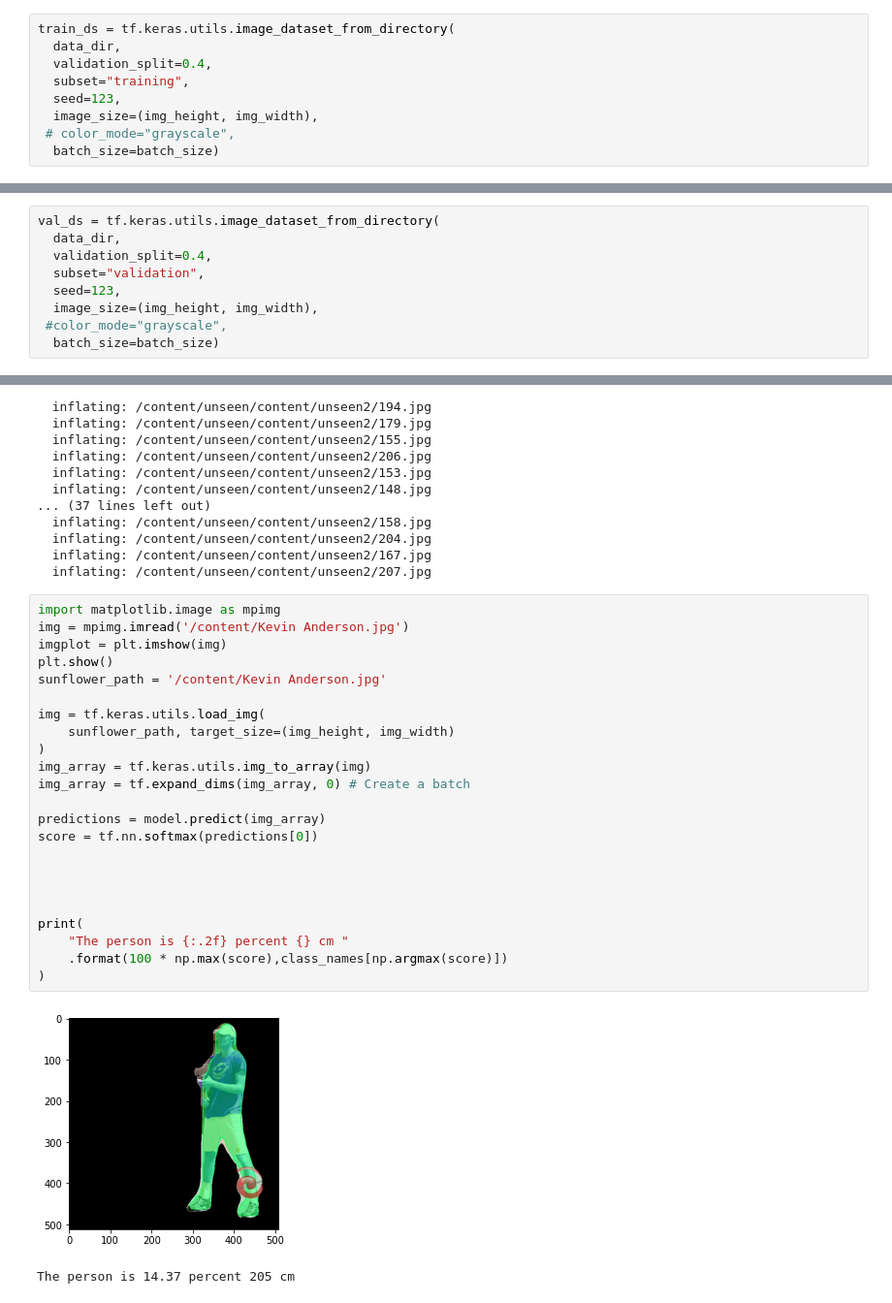
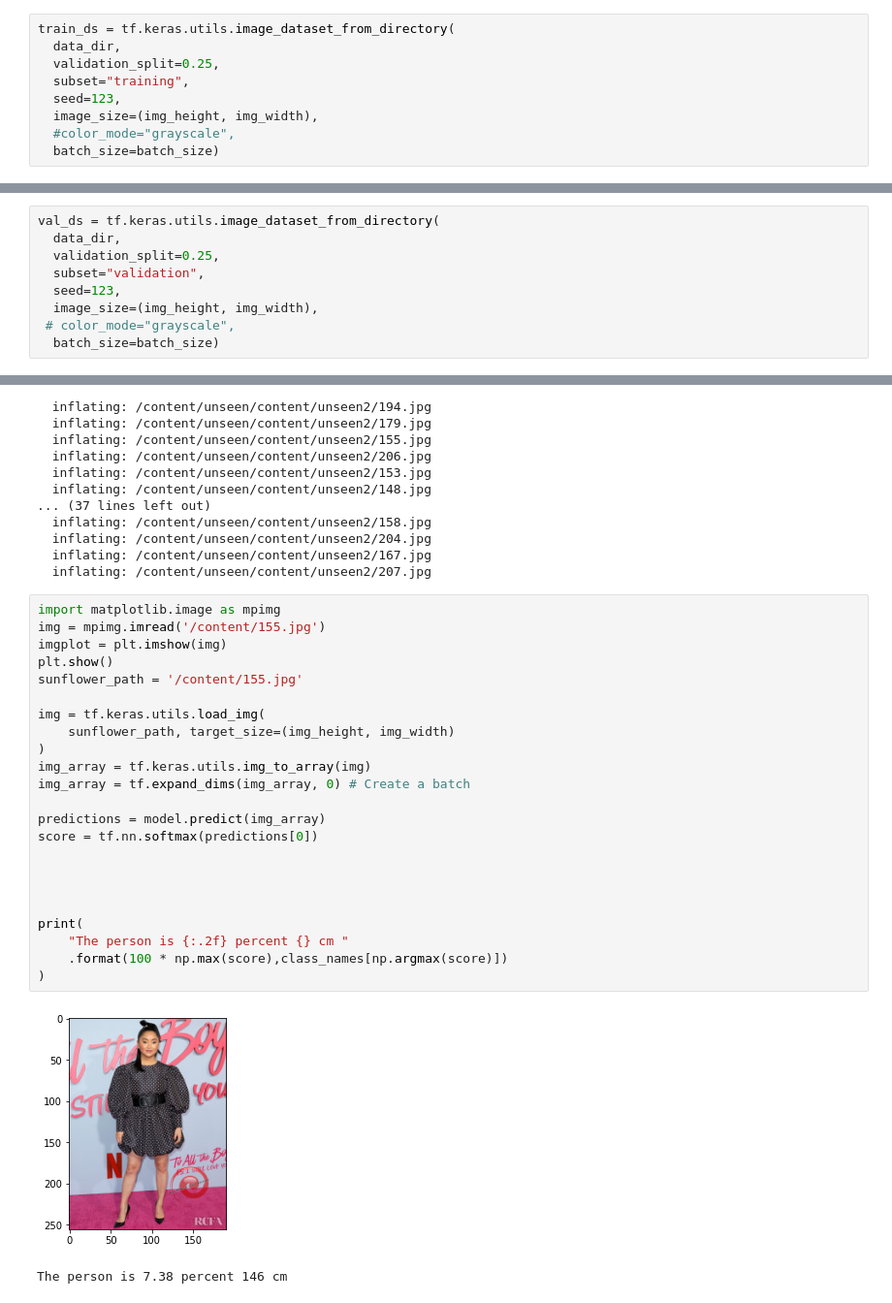
Before and after one commit to emilyswitzer/celeb-heights, a Jupyter notebook: Celebs_CNN3.ipynb, the cells around one changed output, grey strips where cells are left out. Shown at 97% size. Drawn from its saved outputs; the diff is of its cells as text.

```diff
--- a/Celebs_CNN3.ipynb
+++ b/Celebs_CNN3.ipynb
@@ -199,10 +51,10 @@ img_width = 509
 # %%
 train_ds = tf.keras.utils.image_dataset_from_directory(
   data_dir,
-  validation_split=0.4,
+  validation_split=0.25,
   subset="training",
   seed=123,
   image_size=(img_height, img_width),
- # color_mode="grayscale",
+  #color_mode="grayscale",
   batch_size=batch_size)
 # %% [output]
@@ -211,10 +63,10 @@ Using 1929 files for training.
 # %%
 val_ds = tf.keras.utils.image_dataset_from_directory(
   data_dir,
-  validation_split=0.4,
+  validation_split=0.25,
   subset="validation",
   seed=123,
   image_size=(img_height, img_width),
- #color_mode="grayscale",
+ # color_mode="grayscale",
   batch_size=batch_size)
 # %% [output]
@@ -425,27 +276,27 @@ Archive:  /content/unseen2.zip
   inflating: /content/unseen/content/unseen2/207.jpg
 # %%
 import matplotlib.image as mpimg
-img = mpimg.imread('/content/Kevin Anderson.jpg')
+img = mpimg.imread('/content/155.jpg')
 imgplot = plt.imshow(img)
 plt.show()
-sunflower_path = '/content/Kevin Anderson.jpg'
+sunflower_path = '/content/155.jpg'
 
 img = tf.keras.utils.load_img(
     sunflower_path, target_size=(img_height, img_width)
 )
 img_array = tf.keras.utils.img_to_array(img)
 img_array = tf.expand_dims(img_array, 0) # Create a batch
 
 predictions = model.predict(img_array)
 score = tf.nn.softmax(predictions[0])
 
 
 
 
 print(
     "The person is {:.2f} percent {} cm "
     .format(100 * np.max(score),class_names[np.argmax(score)])
 )
 # %% [output]
-[figure, old version]
+[figure, new version]
-The person is 14.37 percent 205 cm
+The person is 7.38 percent 146 cm
```
Also changed, not shown: parts of 15 cells of this notebook.
